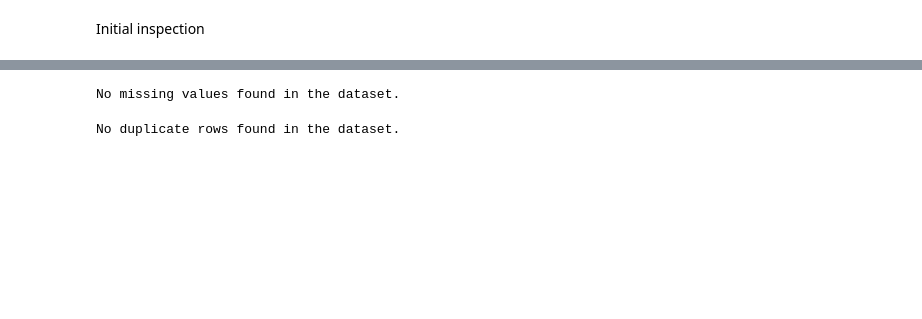
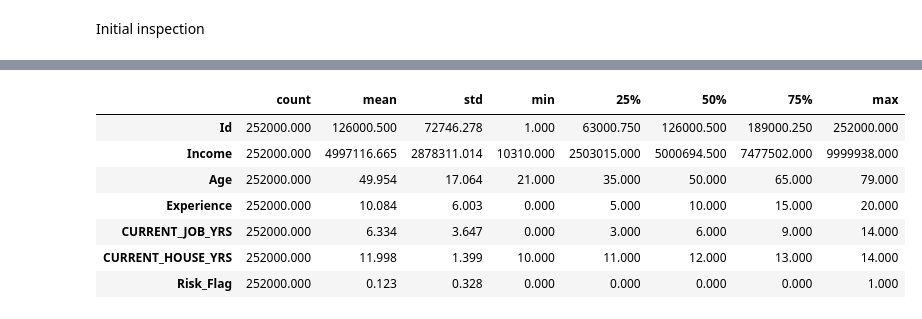
Before and after one commit to sina-salmanpour/Loan_Defaults_prediction, a Jupyter notebook: Loan_Defaults.ipynb, the cells around one changed output, grey strips where cells are left out. Cells and saved outputs as stored; diff of their text form; code cells hidden in the pictures; blank space fills up the shorter version.

```diff
--- a/Loan_Defaults.ipynb
+++ b/Loan_Defaults.ipynb
@@ -81,27 +108,14 @@ Risk_Flag
 0    221004
 1     30996
 Name: count, dtype: int64
-# %%
-# Check for missing values
-missing_values = df.isnull().sum()
-if missing_values.sum() == 0:
-    print("No missing values found in the dataset.")
-else:
-    print("Missing Values:")
-    print(missing_values[missing_values > 0])
-
-    # Calculate missing value percentages
-    missing_percent = (missing_values / len(df)) * 100
-    print("\nMissing Value Percentages:")
-    print(missing_percent[missing_percent > 0])
-# %% [output]
-No missing values found in the dataset.
-# %%
-# Check for duplicate rows
-duplicate_rows = df.duplicated().sum()
-if duplicate_rows == 0:
-    print("\nNo duplicate rows found in the dataset.")
-else:
-    print(f"\nNumber of duplicate rows found: {duplicate_rows}")
-# %% [output]
-No duplicate rows found in the dataset.
+# %%
+df.describe().T   # For Numerical variables
+# %% [output]
+|  | count | mean | std | min | 25% | 50% | 75% | max |
+| Id | 252000.000 | 126000.500 | 72746.278 | 1.000 | 63000.750 | 126000.500 | 189000.250 | 252000.000 |
+| Income | 252000.000 | 4997116.665 | 2878311.014 | 10310.000 | 2503015.000 | 5000694.500 | 7477502.000 | 9999938.000 |
+| Age | 252000.000 | 49.954 | 17.064 | 21.000 | 35.000 | 50.000 | 65.000 | 79.000 |
+| Experience | 252000.000 | 10.084 | 6.003 | 0.000 | 5.000 | 10.000 | 15.000 | 20.000 |
+| CURRENT_JOB_YRS | 252000.000 | 6.334 | 3.647 | 0.000 | 3.000 | 6.000 | 9.000 | 14.000 |
+| CURRENT_HOUSE_YRS | 252000.000 | 11.998 | 1.399 | 10.000 | 11.000 | 12.000 | 13.000 | 14.000 |
+| Risk_Flag | 252000.000 | 0.123 | 0.328 | 0.000 | 0.000 | 0.000 | 0.000 | 1.000 |
```
Also changed, not shown: parts of 21 cells of this notebook.
